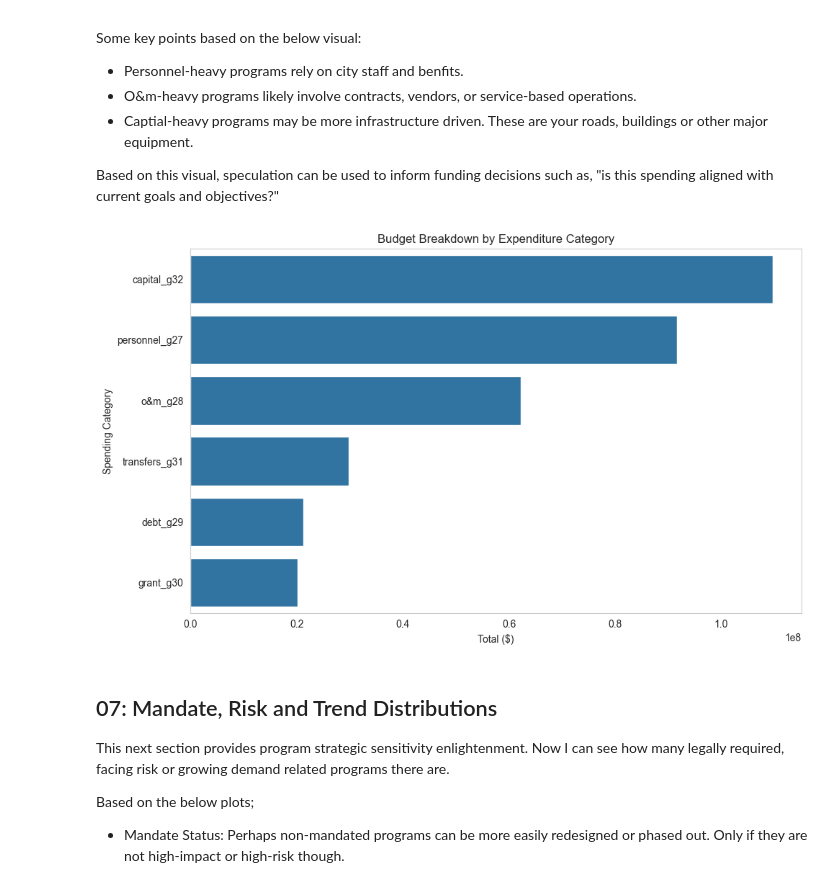
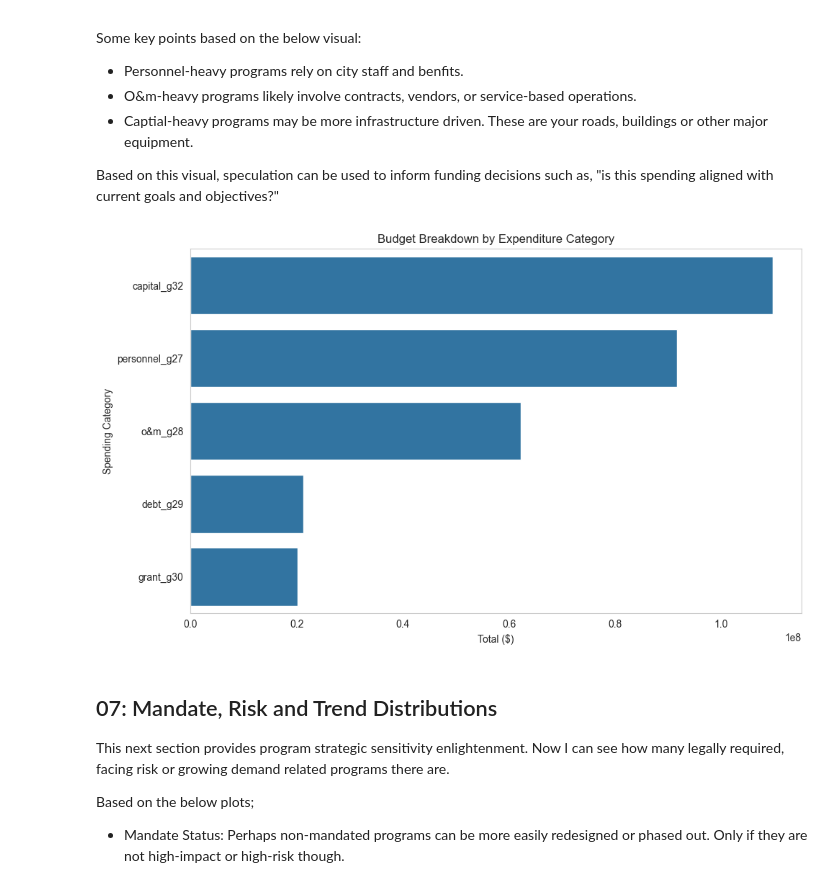
Before and after one commit to breannanpr/CityofMissoulaBudgetCapstone, a Jupyter notebook: citydata_02_exploratory.ipynb, the cells around one changed output. Drawn from its saved outputs; the diff is of its cells as text; code cells hidden in the pictures.

```diff
--- a/citydata_02_exploratory.ipynb
+++ b/citydata_02_exploratory.ipynb
@@ -240,20 +247,20 @@ Some key points based on the below visual:
 Based on this visual, speculation can be used to inform funding decisions such as, "is this spending aligned with current goals and objectives?"
 # %%
 # Aggregate categories
-spend_cats = ['personnel_g27', 'o&m_g28', 'debt_g29', 'grant_g30', 'transfers_g31', 'capital_g32']
+spend_cats = ['personnel_g27', 'o&m_g28', 'debt_g29', 'grant_g30', 'capital_g32']
 budget_breakdown = df_programs[spend_cats].sum().sort_values(ascending=False)
 
 # Plot
 plt.figure(figsize=(10, 6))
 sns.barplot(x=budget_breakdown.values, y=budget_breakdown.index)
 plt.title("Budget Breakdown by Expenditure Category")
 plt.xlabel("Total ($)")
 plt.ylabel("Spending Category")
 plt.grid(axis="x")
 plt.tight_layout()
 plt.show()
 # %% [output]
-[figure, old version]
+[figure, new version]
 # %% [markdown]
 ## 07: Mandate, Risk and Trend Distributions
 This next section provides program strategic sensitivity enlightenment. Now I can see how many legally required, facing risk or growing demand related programs there are.
```
Also changed, not shown: parts of 1 cell of this notebook, 4 other files.
